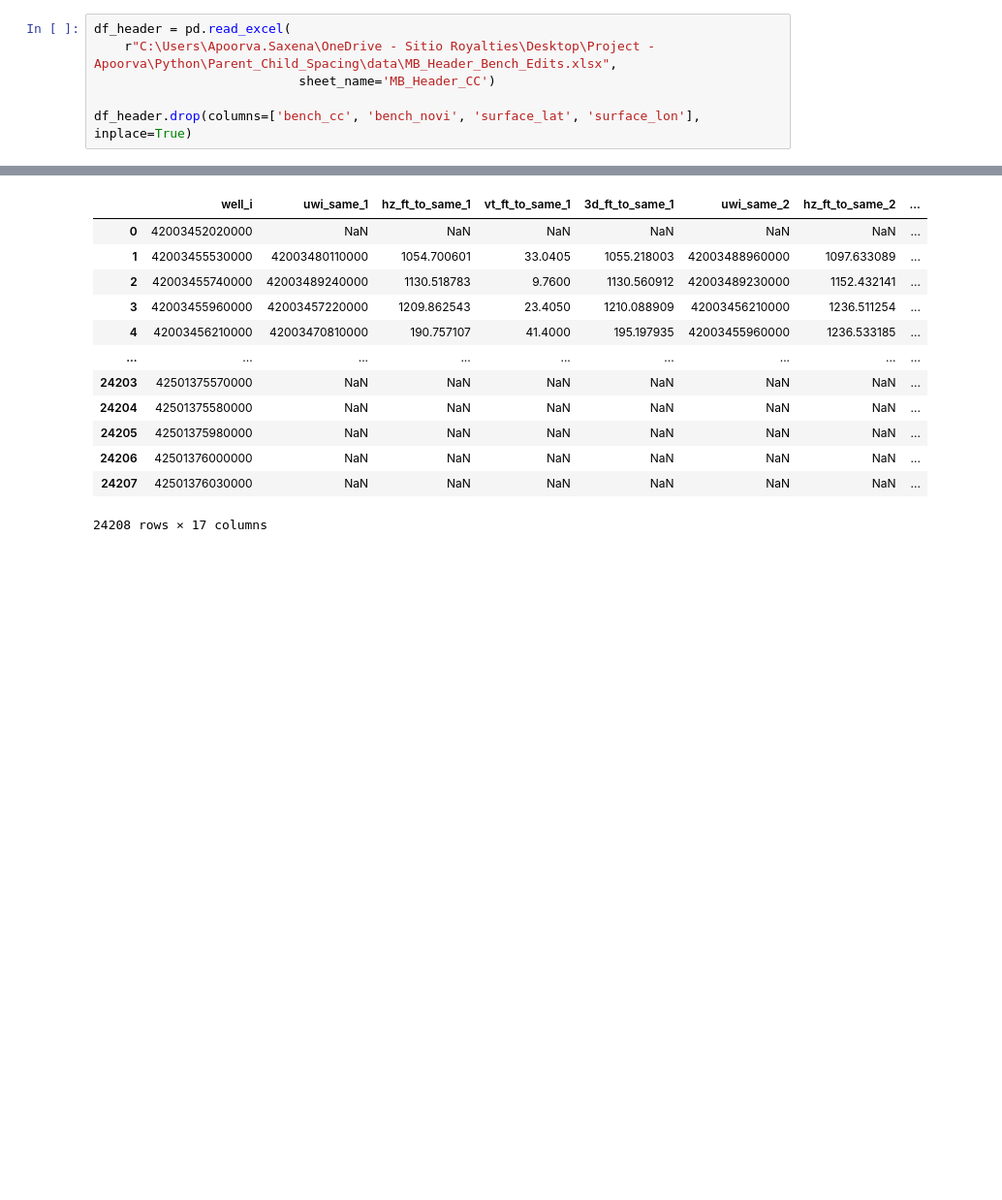
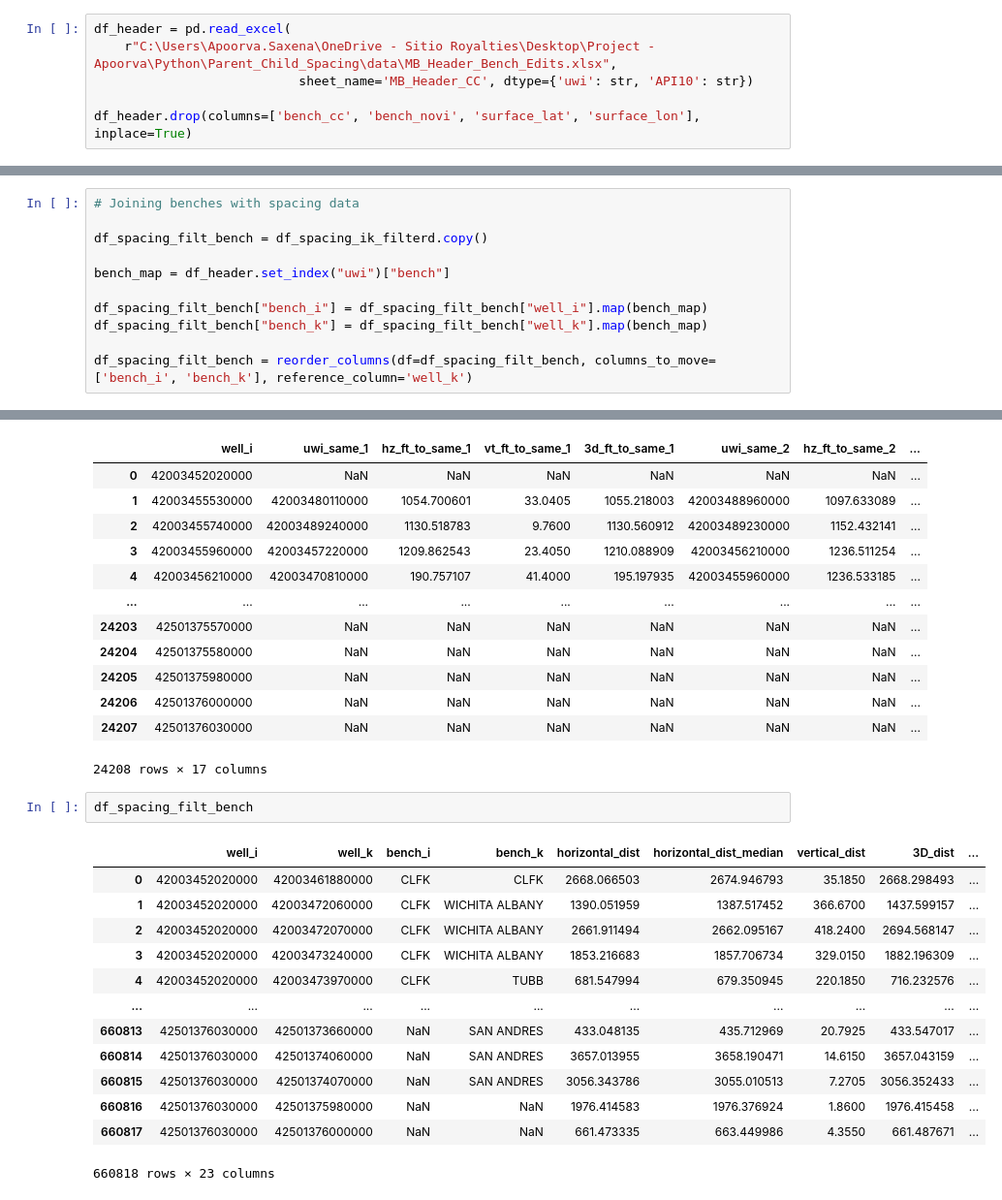
Before and after one commit to apoorvasaxena03/well-spacing-analyzer, a Jupyter notebook: notebooks/spacing_stat_oneline_v1.ipynb, the cells around one changed output, grey strips where cells are left out. Shown at 97% size. Cells and saved outputs as stored; diff of their text form; blank space fills up the shorter version.

```diff
--- a/notebooks/spacing_stat_oneline_v1.ipynb
+++ b/notebooks/spacing_stat_oneline_v1.ipynb
@@ -62,7 +62,7 @@ df_spacing_ik_filterd = reorder_columns(df=df_spacing_ik_filterd, columns_to_mov
 # %%
 df_header = pd.read_excel(
     r"C:\Users\Apoorva.Saxena\OneDrive - Sitio Royalties\Desktop\Project - Apoorva\Python\Parent_Child_Spacing\data\MB_Header_Bench_Edits.xlsx",
-                           sheet_name='MB_Header_CC')
+                           sheet_name='MB_Header_CC', dtype={'uwi': str, 'API10': str})
 
 df_header.drop(columns=['bench_cc', 'bench_novi', 'surface_lat', 'surface_lon'], inplace=True)
 # %%
@@ -387,3 +390,14 @@ class DirectionalBenchNeighbors:
+# %%
+# Joining benches with spacing data
+
+df_spacing_filt_bench = df_spacing_ik_filterd.copy()
+
+bench_map = df_header.set_index("uwi")["bench"]
+
+df_spacing_filt_bench["bench_i"] = df_spacing_filt_bench["well_i"].map(bench_map)
+df_spacing_filt_bench["bench_k"] = df_spacing_filt_bench["well_k"].map(bench_map)
+
+df_spacing_filt_bench = reorder_columns(df=df_spacing_filt_bench, columns_to_move=['bench_i', 'bench_k'], reference_column='well_k')
 # %%
 nb = DirectionalBenchNeighbors()
 
@@ -411,3 +425,19 @@ res_any
 | 24206 | 42501376000000 | NaN | NaN | NaN | NaN | NaN | NaN | ... |
 | 24207 | 42501376030000 | NaN | NaN | NaN | NaN | NaN | NaN | ... |
 24208 rows × 17 columns
+# %%
+df_spacing_filt_bench
+# %% [output]
+|  | well_i | well_k | bench_i | bench_k | horizontal_dist | horizontal_dist_median | vertical_dist | 3D_dist | ... |
+| 0 | 42003452020000 | 42003461880000 | CLFK | CLFK | 2668.066503 | 2674.946793 | 35.1850 | 2668.298493 | ... |
+| 1 | 42003452020000 | 42003472060000 | CLFK | WICHITA ALBANY | 1390.051959 | 1387.517452 | 366.6700 | 1437.599157 | ... |
+| 2 | 42003452020000 | 42003472070000 | CLFK | WICHITA ALBANY | 2661.911494 | 2662.095167 | 418.2400 | 2694.568147 | ... |
+| 3 | 42003452020000 | 42003473240000 | CLFK | WICHITA ALBANY | 1853.216683 | 1857.706734 | 329.0150 | 1882.196309 | ... |
+| 4 | 42003452020000 | 42003473970000 | CLFK | TUBB | 681.547994 | 679.350945 | 220.1850 | 716.232576 | ... |
+| ... | ... | ... | ... | ... | ... | ... | ... | ... | ... |
+| 660813 | 42501376030000 | 42501373660000 | NaN | SAN ANDRES | 433.048135 | 435.712969 | 20.7925 | 433.547017 | ... |
+| 660814 | 42501376030000 | 42501374060000 | NaN | SAN ANDRES | 3657.013955 | 3658.190471 | 14.6150 | 3657.043159 | ... |
+| 660815 | 42501376030000 | 42501374070000 | NaN | SAN ANDRES | 3056.343786 | 3055.010513 | 7.2705 | 3056.352433 | ... |
+| 660816 | 42501376030000 | 42501375980000 | NaN | NaN | 1976.414583 | 1976.376924 | 1.8600 | 1976.415458 | ... |
+| 660817 | 42501376030000 | 42501376000000 | NaN | NaN | 661.473335 | 663.449986 | 4.3550 | 661.487671 | ... |
+660818 rows × 23 columns
```
Also changed, not shown: parts of 4 cells of this notebook.
